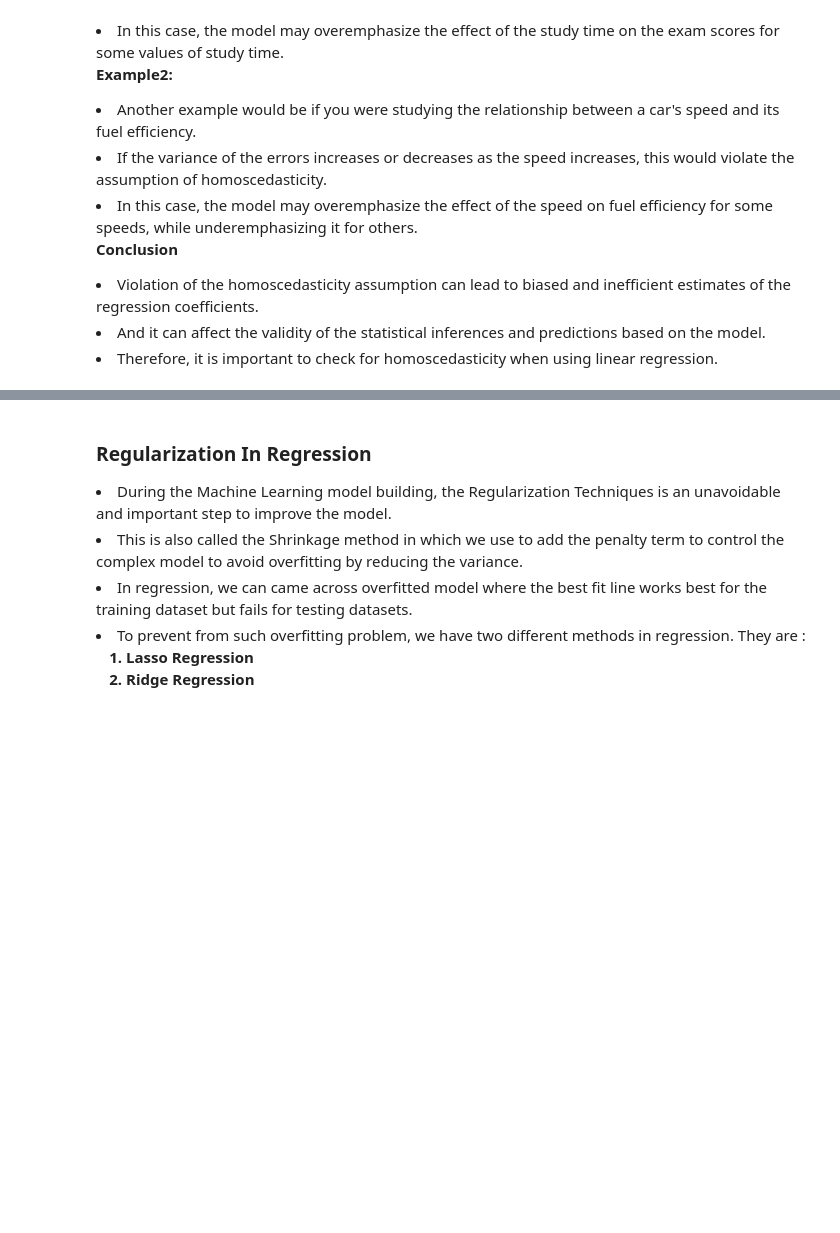
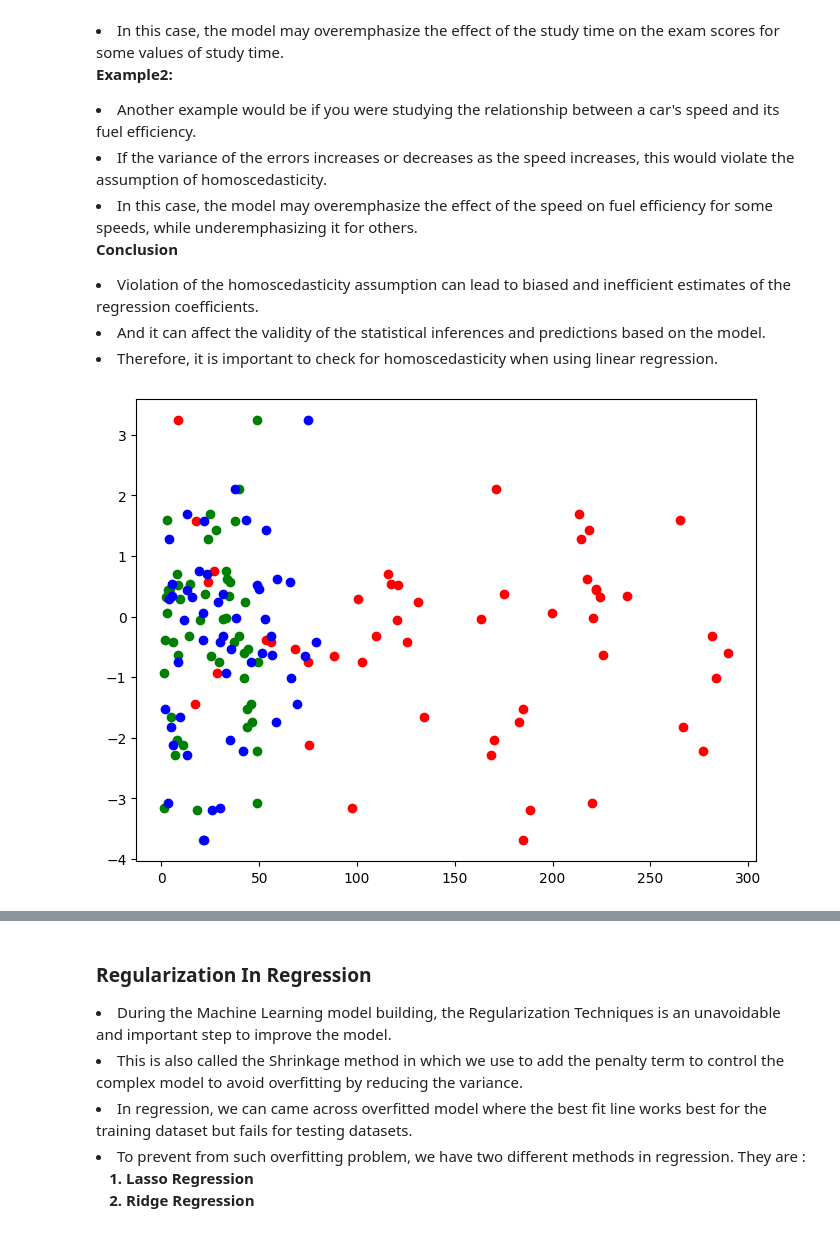
Before and after one commit to prabhat-123/Python_For_Data_Science, a Jupyter notebook: Linear_Regression.ipynb, the cells around one changed output, grey strips where cells are left out. Drawn from its saved outputs; the diff is of its cells as text; code cells hidden in the pictures; blank space fills up the shorter version.

Commit message:
lasso and ridge regression and handon regression

```diff
--- a/Linear_Regression.ipynb
+++ b/Linear_Regression.ipynb
@@ -787,6 +799,30 @@ print('Durbin-Watson statistic:', dw_statistic)
 <li>Violation of the homoscedasticity assumption can lead to biased and inefficient estimates of the regression coefficients.</li>
 <li>And it can affect the validity of the statistical inferences and predictions based on the model.</li>
 <li>Therefore, it is important to check for homoscedasticity when using linear regression.</li>
+# %%
+df = pd.read_csv('csv_data/advertising.csv')
+data = df.drop('Sales', axis = 1)
+labels = df['Sales']
+
+x_train, x_test, y_train, y_test = train_test_split(data, labels,
+                                                    test_size = 0.25)
+
+lr = LinearRegression()
+
+lr.fit(x_train, y_train)
+
+predictions = lr.predict(x_test)
+residuals = predictions - y_test
+# %%
+plt.figure(figsize = (8, 6))
+# plt.scatter(x_test['TV'], y_test)
+plt.scatter(x_test['TV'], residuals, color = 'red')
+plt.scatter(x_test['Radio'], residuals, color = 'green')
+plt.scatter(x_test['Newspaper'], residuals, color = 'blue')
+
+plt.show()
+# %% [output]
+[figure, added]
 # %% [markdown]
 ### Bias Variance TradeOffs In Machine Learning
 
```
Also changed, not shown: parts of 24 cells of this notebook, 3 other files.
